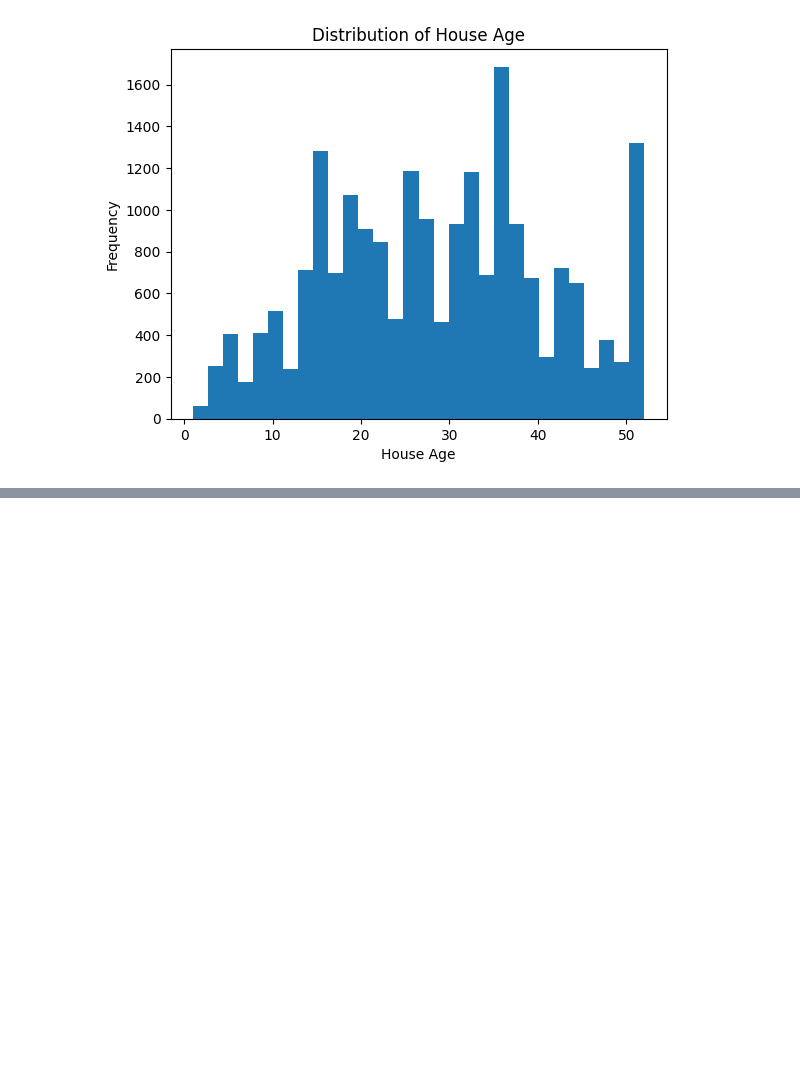
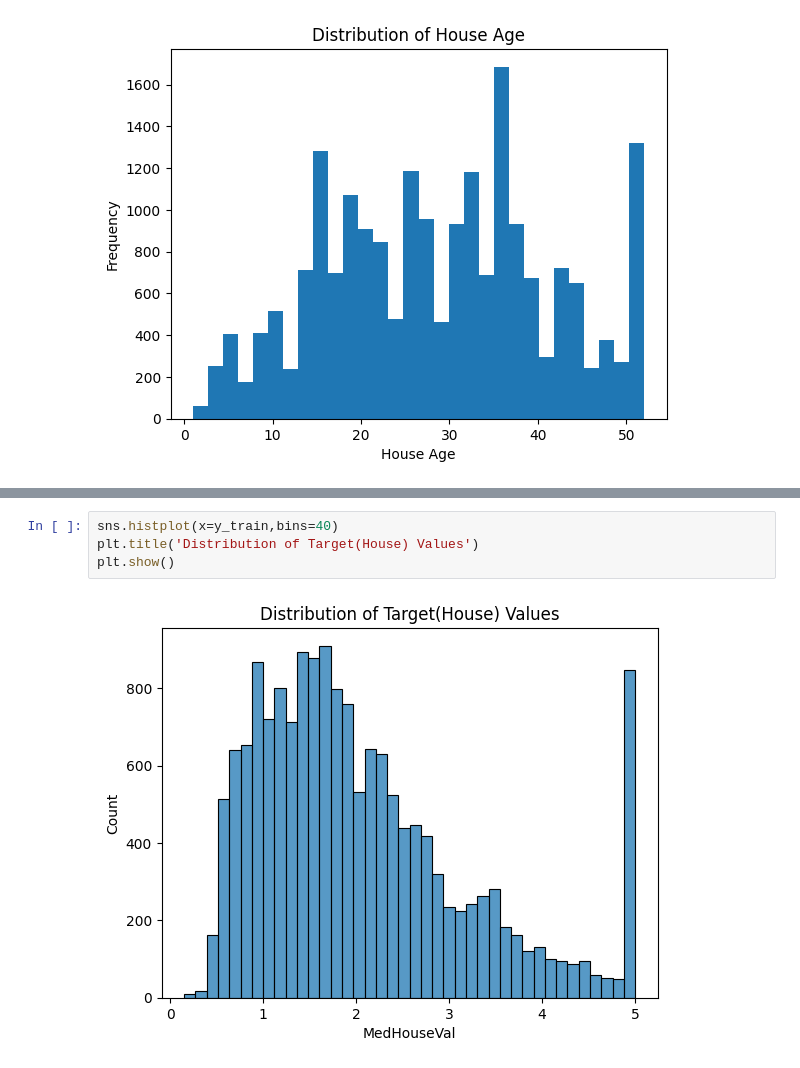
Before and after one commit to say-ahmedi/DS_PROJECTS, a Jupyter notebook: 07_machine_learning/projects/01_california_housing/housing_california.ipynb, the cells around one changed output, grey strips where cells are left out. Cells and saved outputs as stored; diff of their text form; blank space fills up the shorter version.

```diff
--- a/07_machine_learning/projects/01_california_housing/housing_california.ipynb
+++ b/07_machine_learning/projects/01_california_housing/housing_california.ipynb
@@ -133,0 +195,6 @@ plt.show()
+# %%
+sns.histplot(x=y_train,bins=40)
+plt.title('Distribution of Target(House) Values')
+plt.show()
+# %% [output]
+[figure, added]
```
Also changed, not shown: parts of 13 cells of this notebook.
